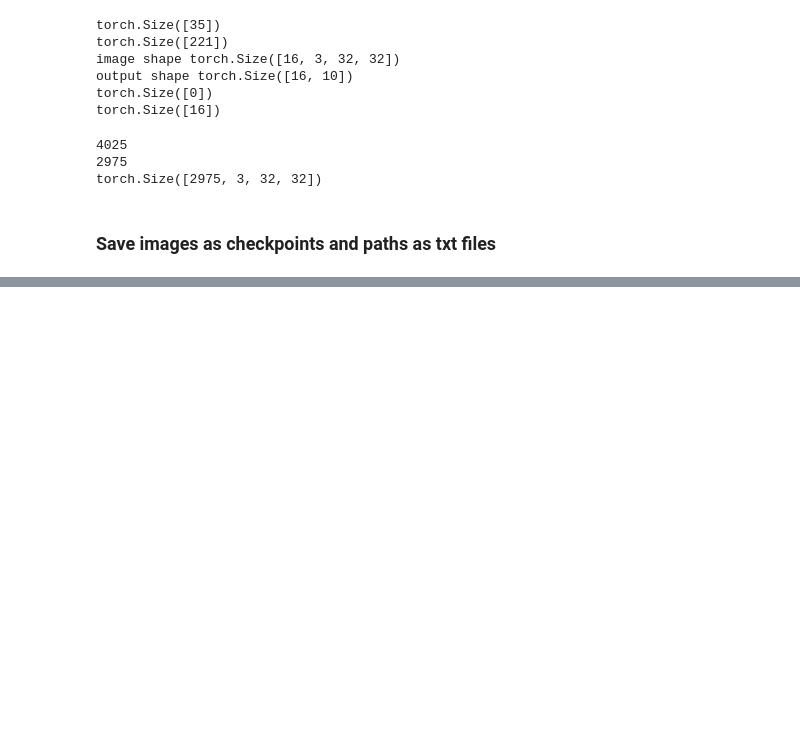
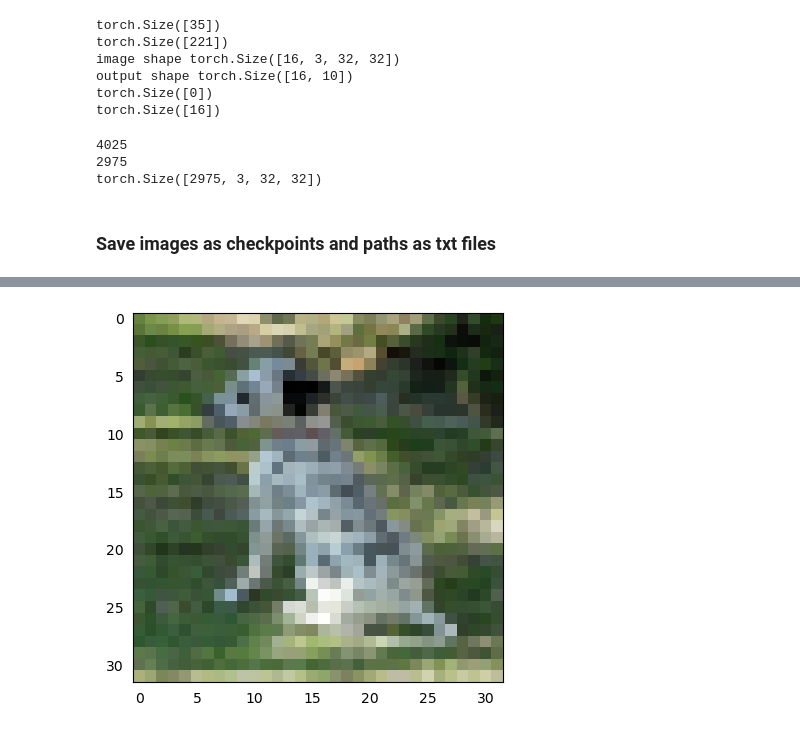
Before and after one commit to allisonchen23/model-editing, a Jupyter notebook: find_images.ipynb, the cells around one changed output, grey strips where cells are left out. Drawn from its saved outputs; the diff is of its cells as text; code cells hidden in the pictures; blank space fills up the shorter version.

```diff
--- a/find_images.ipynb
+++ b/find_images.ipynb
@@ -244,0 +395,5 @@ torch.save(incorrect_images, incorrect_images_save_path)
+# %%
+img = load_image('data/cinic-10-imagenet/train/dog/n02110341_7544.png')
+show_image(img)
+# %% [output]
+[figure, added]
```
Also changed, not shown: parts of 8 cells of this notebook, 1 other file.
